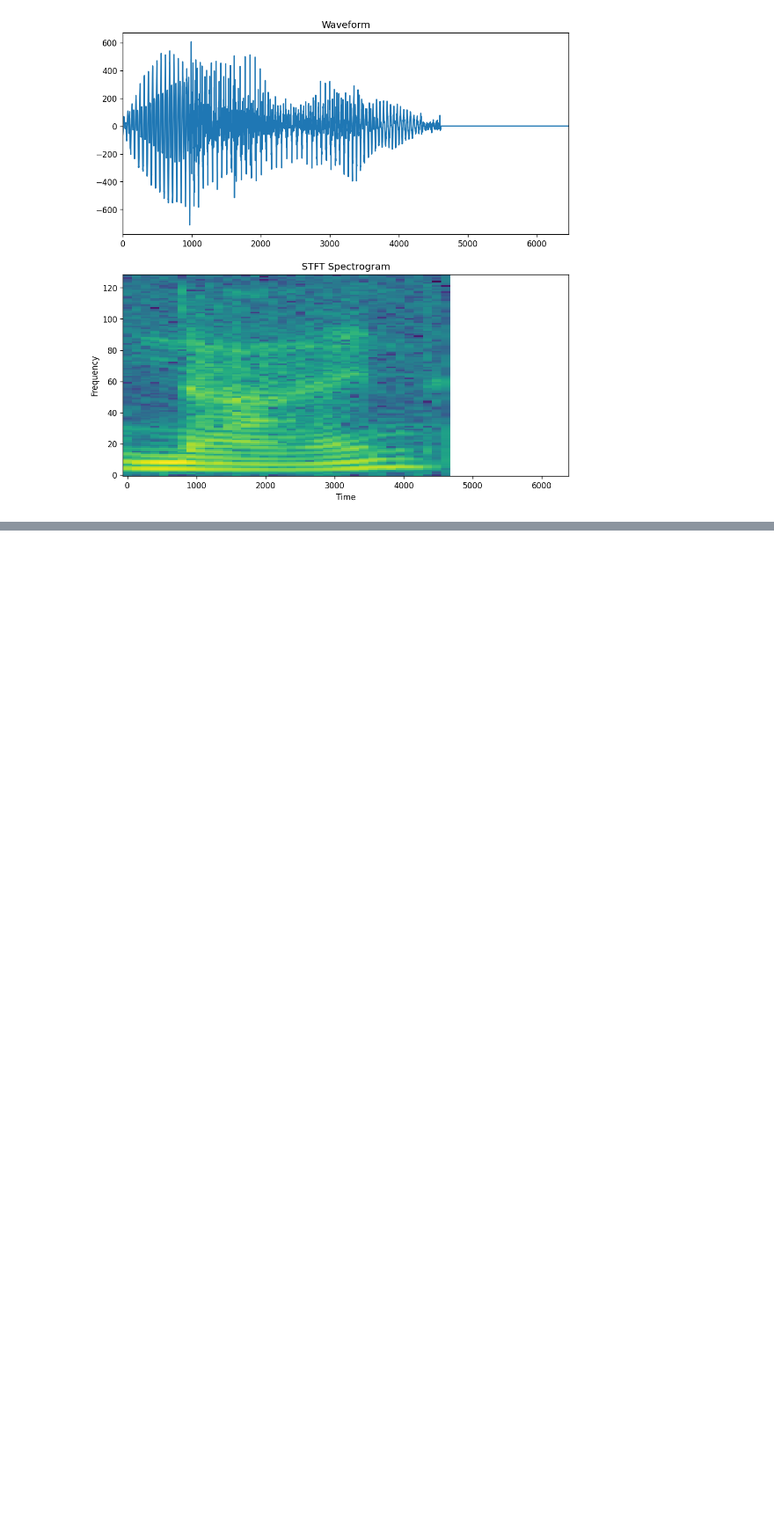
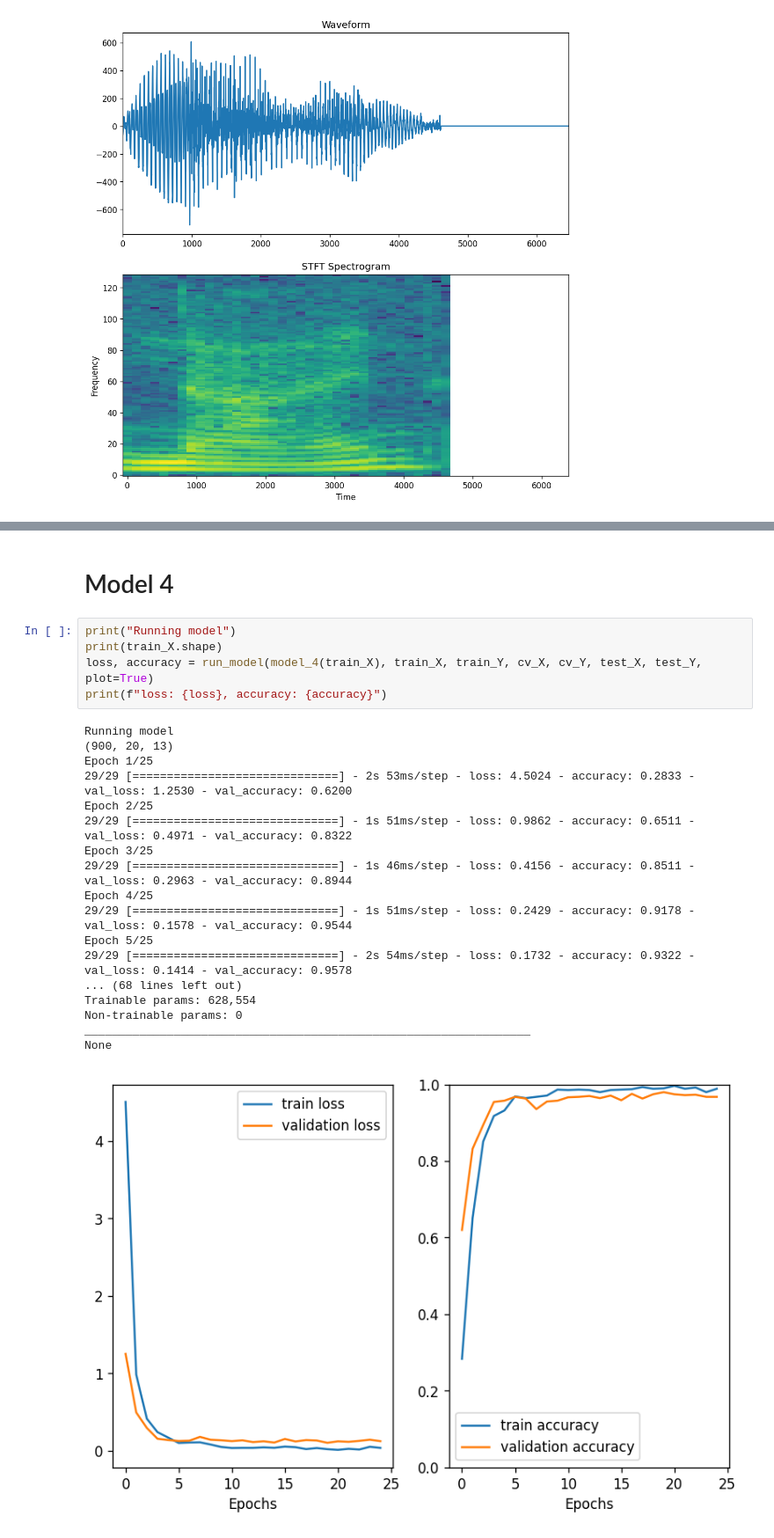
Before and after one commit to v1centebarros/lei-taa-2, a Jupyter notebook: loadData.ipynb, the cells around one changed output, grey strips where cells are left out. Shown at 88% size. Drawn from its saved outputs; the diff is of its cells as text; blank space fills up the shorter version.

```diff
--- a/loadData.ipynb
+++ b/loadData.ipynb
@@ -273,0 +449,26 @@ plot_spectrogram(spectrogram, axes[1])
+# %% [markdown]
+# Model 4
+# %%
+print("Running model")
+print(train_X.shape)
+loss, accuracy = run_model(model_4(train_X), train_X, train_Y, cv_X, cv_Y, test_X, test_Y, plot=True)
+print(f"loss: {loss}, accuracy: {accuracy}")
+# %% [output]
+Running model
+(900, 20, 13)
+Epoch 1/25
+29/29 [==============================] - 2s 53ms/step - loss: 4.5024 - accuracy: 0.2833 - val_loss: 1.2530 - val_accuracy: 0.6200
+Epoch 2/25
+29/29 [==============================] - 1s 51ms/step - loss: 0.9862 - accuracy: 0.6511 - val_loss: 0.4971 - val_accuracy: 0.8322
+Epoch 3/25
+29/29 [==============================] - 1s 46ms/step - loss: 0.4156 - accuracy: 0.8511 - val_loss: 0.2963 - val_accuracy: 0.8944
+Epoch 4/25
+29/29 [==============================] - 1s 51ms/step - loss: 0.2429 - accuracy: 0.9178 - val_loss: 0.1578 - val_accuracy: 0.9544
+Epoch 5/25
+29/29 [==============================] - 2s 54ms/step - loss: 0.1732 - accuracy: 0.9322 - val_loss: 0.1414 - val_accuracy: 0.9578
+... (68 lines left out)
+Trainable params: 628,554
+Non-trainable params: 0
+_________________________________________________________________
+None
+[figure, added]
```
Also changed, not shown: parts of 17 cells of this notebook.
